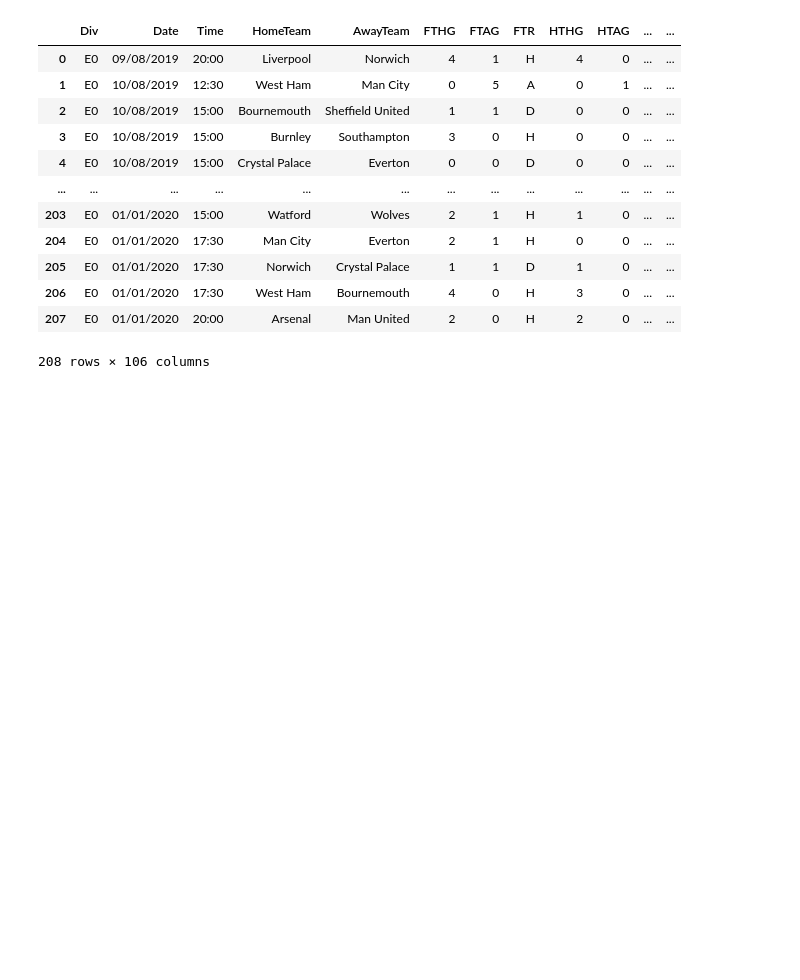
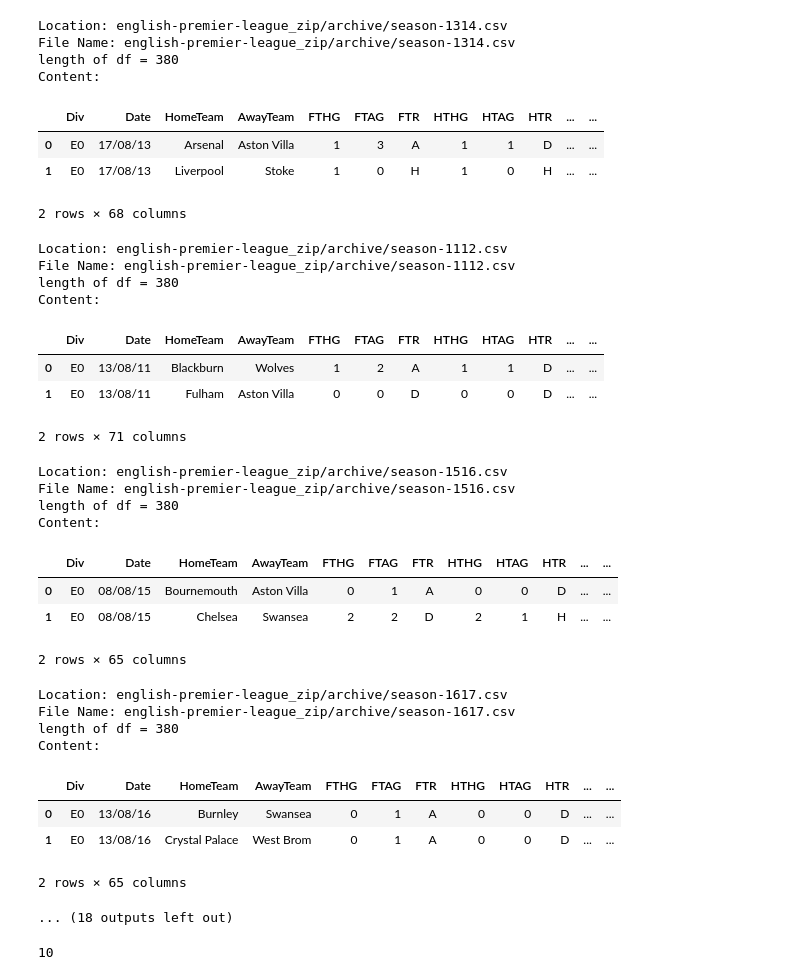
Before and after one commit to skvarnaj/Soccer-Predictor, a Jupyter notebook: exploration.ipynb, the cells around one changed output. Saved outputs shown, nothing was run; the diff lists cells and outputs as text; code cells hidden in the pictures; blank space fills up the shorter version.

```diff
--- a/exploration.ipynb
+++ b/exploration.ipynb
@@ -7,18 +9 @@ import sklearn
 from os import path
-# %%
-england_19 = pd.read_csv('data/england-premier-league-2019-to-2020.csv')
-england_19
-# %% [output]
-|  | Div | Date | Time | HomeTeam | AwayTeam | FTHG | FTAG | FTR | HTHG | HTAG | ... | ... |
-| 0 | E0 | 09/08/2019 | 20:00 | Liverpool | Norwich | 4 | 1 | H | 4 | 0 | ... | ... |
-| 1 | E0 | 10/08/2019 | 12:30 | West Ham | Man City | 0 | 5 | A | 0 | 1 | ... | ... |
-| 2 | E0 | 10/08/2019 | 15:00 | Bournemouth | Sheffield United | 1 | 1 | D | 0 | 0 | ... | ... |
-| 3 | E0 | 10/08/2019 | 15:00 | Burnley | Southampton | 3 | 0 | H | 0 | 0 | ... | ... |
-| 4 | E0 | 10/08/2019 | 15:00 | Crystal Palace | Everton | 0 | 0 | D | 0 | 0 | ... | ... |
-| ... | ... | ... | ... | ... | ... | ... | ... | ... | ... | ... | ... | ... |
-| 203 | E0 | 01/01/2020 | 15:00 | Watford | Wolves | 2 | 1 | H | 1 | 0 | ... | ... |
-| 204 | E0 | 01/01/2020 | 17:30 | Man City | Everton | 2 | 1 | H | 0 | 0 | ... | ... |
-| 205 | E0 | 01/01/2020 | 17:30 | Norwich | Crystal Palace | 1 | 1 | D | 1 | 0 | ... | ... |
-| 206 | E0 | 01/01/2020 | 17:30 | West Ham | Bournemouth | 4 | 0 | H | 3 | 0 | ... | ... |
-| 207 | E0 | 01/01/2020 | 20:00 | Arsenal | Man United | 2 | 0 | H | 2 | 0 | ... | ... |
-208 rows × 106 columns
@@ -24,0 +13,54 @@ england_19
+# %%
+for f in csv_files:
+
+    # read the csv file
+    df = pd.read_csv(f)
+
+    # print the location, filename, length
+    print('Location:', f)
+    print('File Name:', f.split("\\")[-1])
+    print(f'length of df = {len(df)}')
+
+    # print the content
+    print('Content:')
+    display(df.head(2))
+
+    print()
+# %% [output]
+Location: english-premier-league_zip/archive/season-1314.csv
+File Name: english-premier-league_zip/archive/season-1314.csv
+length of df = 380
+Content:
+|  | Div | Date | HomeTeam | AwayTeam | FTHG | FTAG | FTR | HTHG | HTAG | HTR | ... | ... |
+| 0 | E0 | 17/08/13 | Arsenal | Aston Villa | 1 | 3 | A | 1 | 1 | D | ... | ... |
+| 1 | E0 | 17/08/13 | Liverpool | Stoke | 1 | 0 | H | 1 | 0 | H | ... | ... |
+2 rows × 68 columns
+Location: english-premier-league_zip/archive/season-1112.csv
+File Name: english-premier-league_zip/archive/season-1112.csv
+length of df = 380
+Content:
+|  | Div | Date | HomeTeam | AwayTeam | FTHG | FTAG | FTR | HTHG | HTAG | HTR | ... | ... |
+| 0 | E0 | 13/08/11 | Blackburn | Wolves | 1 | 2 | A | 1 | 1 | D | ... | ... |
+| 1 | E0 | 13/08/11 | Fulham | Aston Villa | 0 | 0 | D | 0 | 0 | D | ... | ... |
+2 rows × 71 columns
+Location: english-premier-league_zip/archive/season-1516.csv
+File Name: english-premier-league_zip/archive/season-1516.csv
+length of df = 380
+Content:
+|  | Div | Date | HomeTeam | AwayTeam | FTHG | FTAG | FTR | HTHG | HTAG | HTR | ... | ... |
+| 0 | E0 | 08/08/15 | Bournemouth | Aston Villa | 0 | 1 | A | 0 | 0 | D | ... | ... |
+| 1 | E0 | 08/08/15 | Chelsea | Swansea | 2 | 2 | D | 2 | 1 | H | ... | ... |
+2 rows × 65 columns
+Location: english-premier-league_zip/archive/season-1617.csv
+File Name: english-premier-league_zip/archive/season-1617.csv
+length of df = 380
+Content:
+|  | Div | Date | HomeTeam | AwayTeam | FTHG | FTAG | FTR | HTHG | HTAG | HTR | ... | ... |
+| 0 | E0 | 13/08/16 | Burnley | Swansea | 0 | 1 | A | 0 | 0 | D | ... | ... |
+| 1 | E0 | 13/08/16 | Crystal Palace | West Brom | 0 | 1 | A | 0 | 0 | D | ... | ... |
+2 rows × 65 columns
+... (18 outputs left out)
+# %%
+len(csv_files)
+# %% [output]
+10
```
Also changed, not shown: parts of 7 cells of this notebook, 34 other files.
